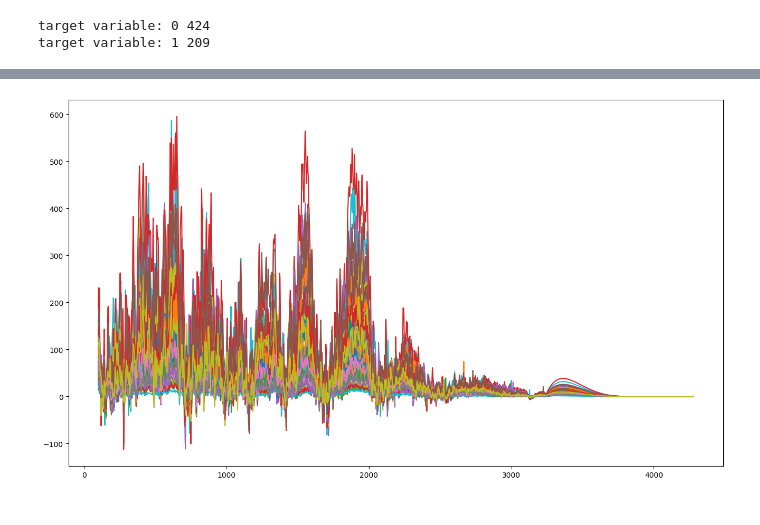
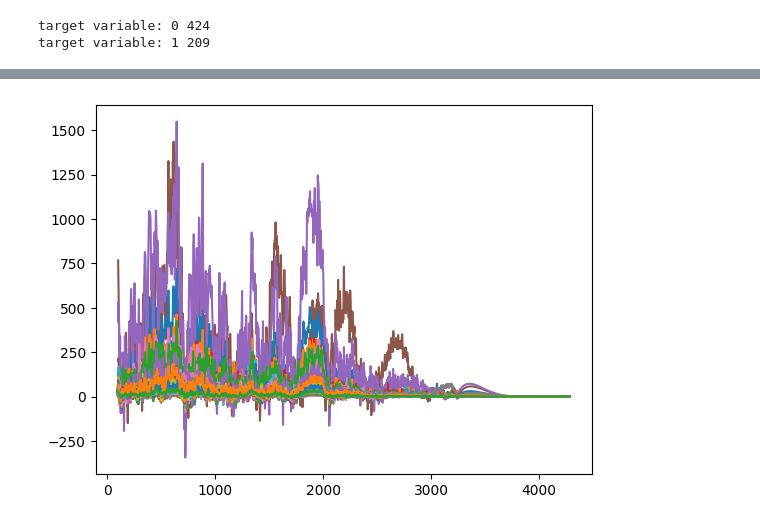
Before and after one commit to Lucas-ZR/datahow-thesis-feup, a Jupyter notebook: testing_boruta_and_window.ipynb, the cells around one changed output, grey strips where cells are left out. Drawn from its saved outputs; the diff is of its cells as text; code cells hidden in the pictures.

```diff
--- a/testing_boruta_and_window.ipynb
+++ b/testing_boruta_and_window.ipynb
@@ -31,7 +31,8 @@ check=0
 for i in [0,1]:
     n_entries=len(df[df['target_variable']==i])
     print('target variable: '+str(i)+' '+str(n_entries))
-    check+=n_entries
+
+#unbalanced dataset, ill just assume it will not be a problem...
 # %% [output]
 target variable: 0 424
 target variable: 1 209
@@ -38,7 +49,7 @@ target variable: 1 209
 # %%
+#just plotting everything to test
 x=np.linspace(100, 4278, 2090)
-plt.figure(figsize=(16,9))
 for i in range(0,len(df)):
-    plt.plot(x, df.iloc[i,:])
+    plt.plot(x, df.iloc[i,0:2090])
 # %% [output]
-[figure, old version]
+[figure, new version]
```
Also changed, not shown: parts of 3 cells of this notebook.
